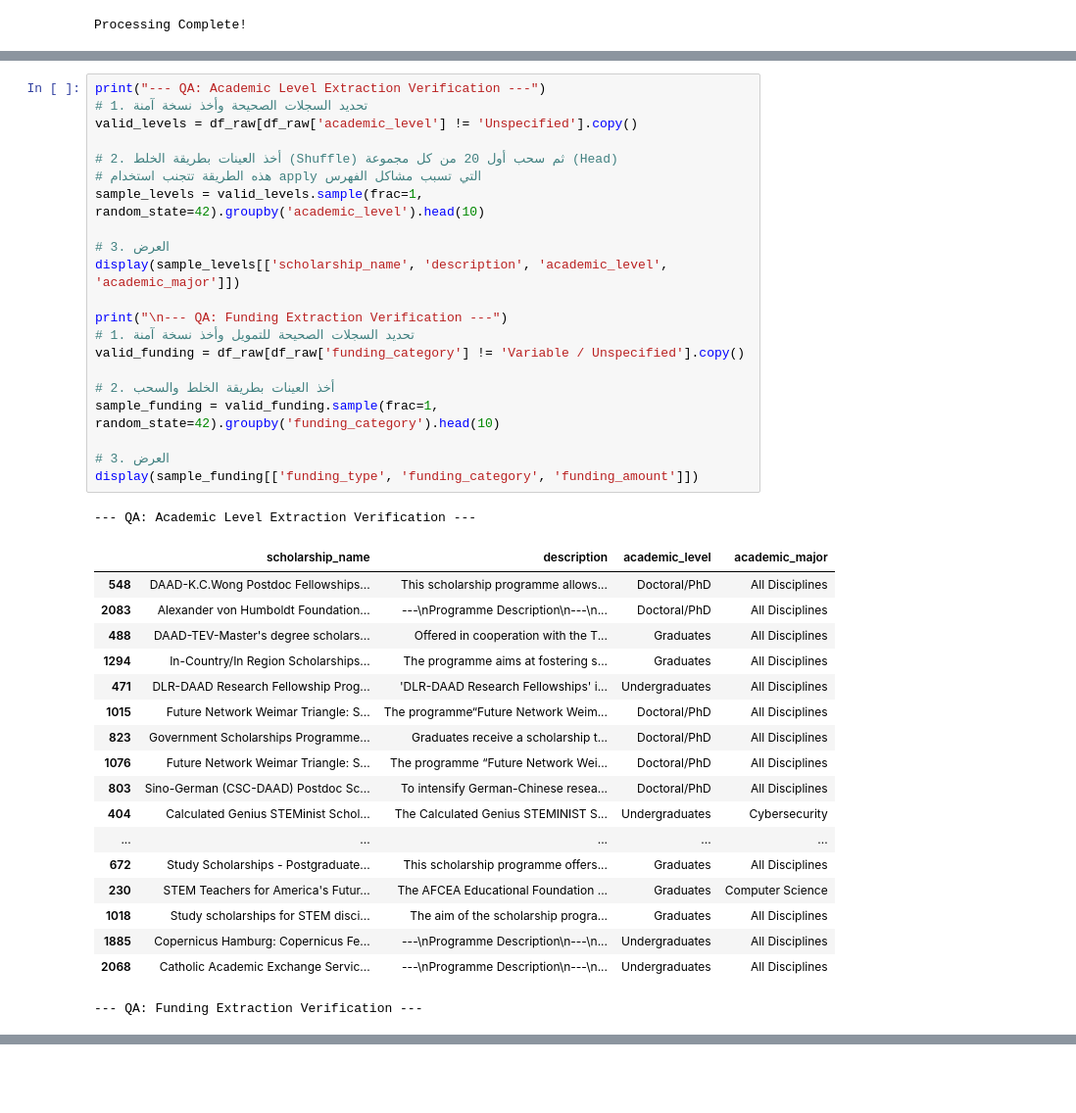
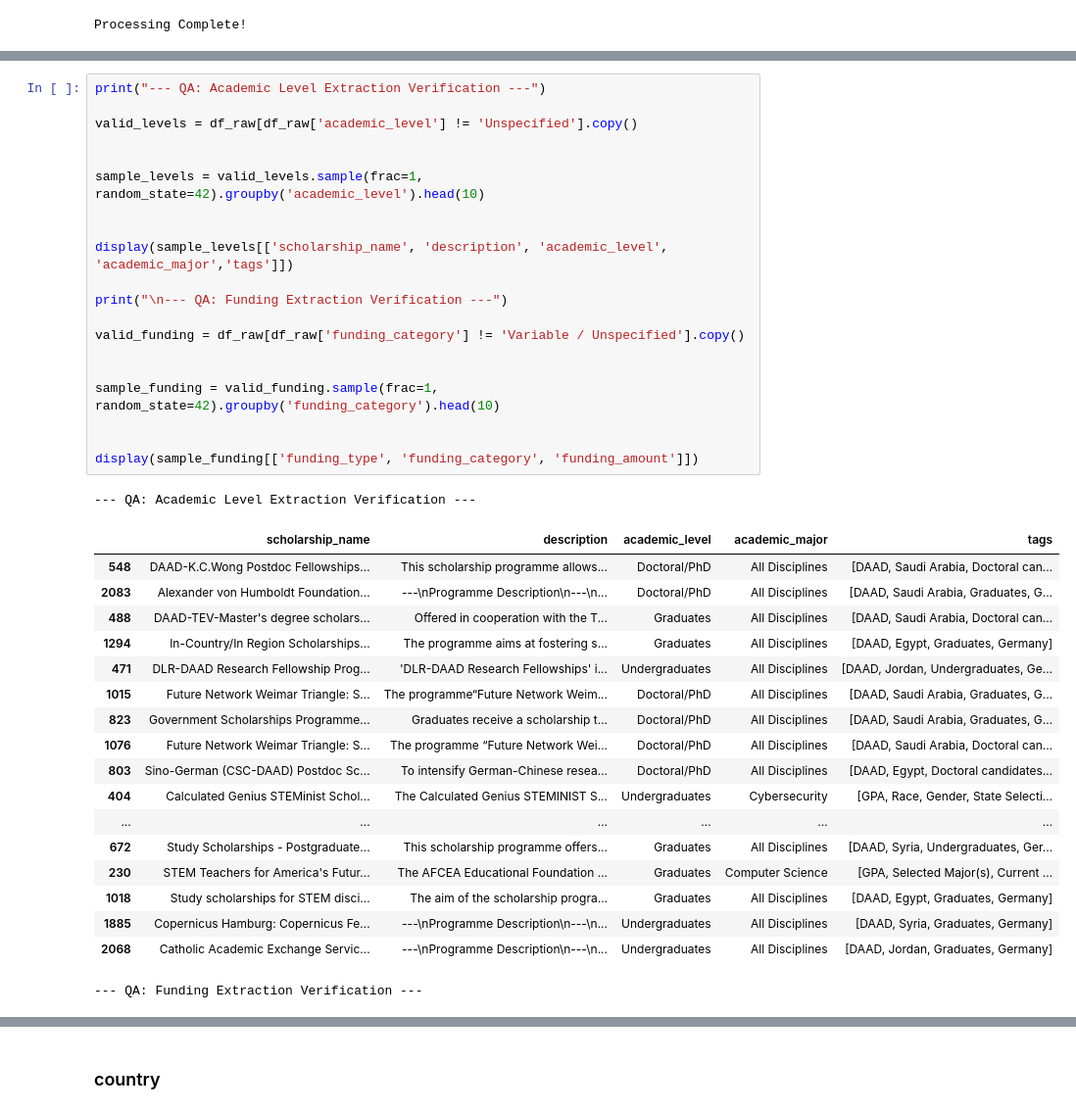
Before and after one commit to shaza-hussein/AI_Scholarship, a Jupyter notebook: notebooks/data_validation.ipynb, the cells around one changed output, grey strips where cells are left out. Shown at 98% size. Cells and saved outputs as stored; diff of their text form; blank space fills up the shorter version.

Commit message:
processig country

```diff
--- a/notebooks/data_validation.ipynb
+++ b/notebooks/data_validation.ipynb
@@ -153,44 +156,43 @@ display(dist_funding_df)
 | Partially Funded | 60 | 2.38 |
 # %%
 print("--- QA: Academic Level Extraction Verification ---")
-# 1. تحديد السجلات الصحيحة وأخذ نسخة آمنة
+
 valid_levels = df_raw[df_raw['academic_level'] != 'Unspecified'].copy()
 
-# 2. أخذ العينات بطريقة الخلط (Shuffle) ثم سحب أول 20 من كل مجموعة (Head)
-# هذه الطريقة تتجنب استخدام apply التي تسبب مشاكل الفهرس
+
 sample_levels = valid_levels.sample(frac=1, random_state=42).groupby('academic_level').head(10)
 
-# 3. العرض
-display(sample_levels[['scholarship_name', 'description', 'academic_level', 'academic_major']])
+
+display(sample_levels[['scholarship_name', 'description', 'academic_level', 'academic_major','tags']])
 
 print("\n--- QA: Funding Extraction Verification ---")
-# 1. تحديد السجلات الصحيحة للتمويل وأخذ نسخة آمنة
+
 valid_funding = df_raw[df_raw['funding_category'] != 'Variable / Unspecified'].copy()
 
-# 2. أخذ العينات بطريقة الخلط والسحب
+
 sample_funding = valid_funding.sample(frac=1, random_state=42).groupby('funding_category').head(10)
 
-# 3. العرض
+
 display(sample_funding[['funding_type', 'funding_category', 'funding_amount']])
 # %% [output]
 --- QA: Academic Level Extraction Verification ---
-|  | scholarship_name | description | academic_level | academic_major |
-| 548 | DAAD-K.C.Wong Postdoc Fellowships... | This scholarship programme allows... | Doctoral/PhD | All Disciplines |
-| 2083 | Alexander von Humboldt Foundation... | ---\nProgramme Description\n---\n... | Doctoral/PhD | All Disciplines |
-| 488 | DAAD-TEV-Master's degree scholars... | Offered in cooperation with the T... | Graduates | All Disciplines |
-| 1294 | In-Country/In Region Scholarships... | The programme aims at fostering s... | Graduates | All Disciplines |
-| 471 | DLR-DAAD Research Fellowship Prog... | 'DLR-DAAD Research Fellowships' i... | Undergraduates | All Disciplines |
-| 1015 | Future Network Weimar Triangle: S... | The programme“Future Network Weim... | Doctoral/PhD | All Disciplines |
-| 823 | Government Scholarships Programme... | Graduates receive a scholarship t... | Doctoral/PhD | All Disciplines |
-| 1076 | Future Network Weimar Triangle: S... | The programme “Future Network Wei... | Doctoral/PhD | All Disciplines |
-| 803 | Sino-German (CSC-DAAD) Postdoc Sc... | To intensify German-Chinese resea... | Doctoral/PhD | All Disciplines |
-| 404 | Calculated Genius STEMinist Schol... | The Calculated Genius STEMINIST S... | Undergraduates | Cybersecurity |
-| ... | ... | ... | ... | ... |
-| 672 | Study Scholarships - Postgraduate... | This scholarship programme offers... | Graduates | All Disciplines |
-| 230 | STEM Teachers for America's Futur... | The AFCEA Educational Foundation ... | Graduates | Computer Science |
-| 1018 | Study scholarships for STEM disci... | The aim of the scholarship progra... | Graduates | All Disciplines |
-| 1885 | Copernicus Hamburg: Copernicus Fe... | ---\nProgramme Description\n---\n... | Undergraduates | All Disciplines |
-| 2068 | Catholic Academic Exchange Servic... | ---\nProgramme Description\n---\n... | Undergraduates | All Disciplines |
+|  | scholarship_name | description | academic_level | academic_major | tags |
+| 548 | DAAD-K.C.Wong Postdoc Fellowships... | This scholarship programme allows... | Doctoral/PhD | All Disciplines | [DAAD, Saudi Arabia, Doctoral can... |
+| 2083 | Alexander von Humboldt Foundation... | ---\nProgramme Description\n---\n... | Doctoral/PhD | All Disciplines | [DAAD, Saudi Arabia, Graduates, G... |
+| 488 | DAAD-TEV-Master's degree scholars... | Offered in cooperation with the T... | Graduates | All Disciplines | [DAAD, Saudi Arabia, Doctoral can... |
+| 1294 | In-Country/In Region Scholarships... | The programme aims at fostering s... | Graduates | All Disciplines | [DAAD, Egypt, Graduates, Germany] |
+| 471 | DLR-DAAD Research Fellowship Prog... | 'DLR-DAAD Research Fellowships' i... | Undergraduates | All Disciplines | [DAAD, Jordan, Undergraduates, Ge... |
+| 1015 | Future Network Weimar Triangle: S... | The programme“Future Network Weim... | Doctoral/PhD | All Disciplines | [DAAD, Saudi Arabia, Graduates, G... |
+| 823 | Government Scholarships Programme... | Graduates receive a scholarship t... | Doctoral/PhD | All Disciplines | [DAAD, Saudi Arabia, Graduates, G... |
+| 1076 | Future Network Weimar Triangle: S... | The programme “Future Network Wei... | Doctoral/PhD | All Disciplines | [DAAD, Saudi Arabia, Doctoral can... |
+| 803 | Sino-German (CSC-DAAD) Postdoc Sc... | To intensify German-Chinese resea... | Doctoral/PhD | All Disciplines | [DAAD, Egypt, Doctoral candidates... |
+| 404 | Calculated Genius STEMinist Schol... | The Calculated Genius STEMINIST S... | Undergraduates | Cybersecurity | [GPA, Race, Gender, State Selecti... |
+| ... | ... | ... | ... | ... | ... |
+| 672 | Study Scholarships - Postgraduate... | This scholarship programme offers... | Graduates | All Disciplines | [DAAD, Syria, Undergraduates, Ger... |
+| 230 | STEM Teachers for America's Futur... | The AFCEA Educational Foundation ... | Graduates | Computer Science | [GPA, Selected Major(s), Current ... |
+| 1018 | Study scholarships for STEM disci... | The aim of the scholarship progra... | Graduates | All Disciplines | [DAAD, Egypt, Graduates, Germany] |
+| 1885 | Copernicus Hamburg: Copernicus Fe... | ---\nProgramme Description\n---\n... | Undergraduates | All Disciplines | [DAAD, Syria, Graduates, Germany] |
+| 2068 | Catholic Academic Exchange Servic... | ---\nProgramme Description\n---\n... | Undergraduates | All Disciplines | [DAAD, Jordan, Graduates, Germany] |
 --- QA: Funding Extraction Verification ---
 |  | funding_type | funding_category | funding_amount |
 | 655 | Fully/Partially Funded (Check Det... | Fixed Grant | 1.400 eur |
@@ -209,3 +211,5 @@ display(sample_funding[['funding_type', 'funding_category', 'funding_amount']])
 | 1911 | Fully/Partially Funded (Check Det... | Partially Funded | NaN |
 | 657 | Fully/Partially Funded (Check Det... | Partially Funded | NaN |
 | 1910 | Fully/Partially Funded (Check Det... | Partially Funded | NaN |
+# %% [markdown]
+### country
```
Also changed, not shown: parts of 9 cells of this notebook, 2 other files.
